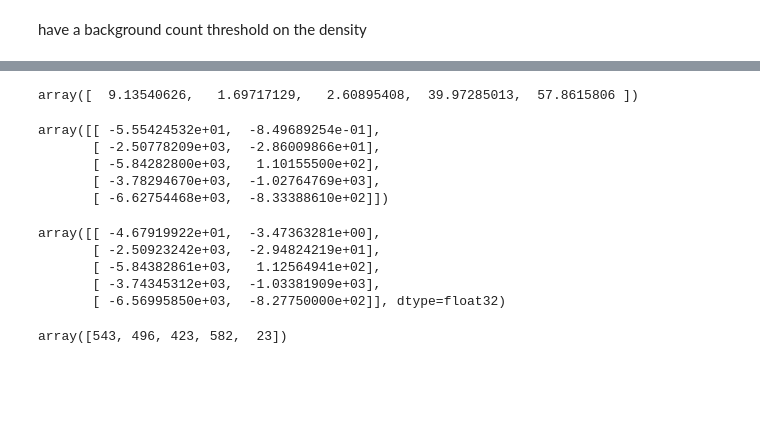
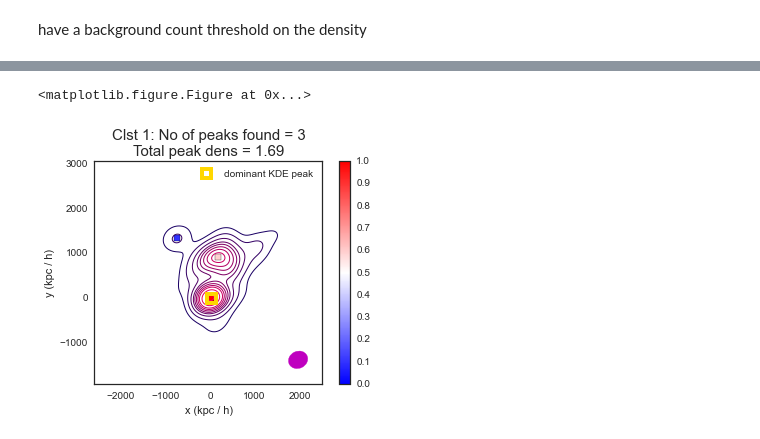
Before and after one commit to karenyyng/galaxy_DM_offset, a Jupyter notebook: code/prototypes/DM_particle_histograms.ipynb, the cells around one changed output, grey strips where cells are left out. Cells and saved outputs as stored; diff of their text form; code cells hidden in the pictures; blank space fills up the shorter version.

```diff
--- a/code/prototypes/DM_particle_histograms.ipynb
+++ b/code/prototypes/DM_particle_histograms.ipynb
@@ -154,27 +62,9 @@ dist, match = tree.query(galpeakCoords, p=2, k=1)
-# %%
-dist
-# %% [output]
-array([  9.13540626,   1.69717129,   2.60895408,  39.97285013,  57.8615806 ])
-# %%
-galpeakCoords
-# %% [output]
-array([[ -5.55424532e+01,  -8.49689254e-01],
-       [ -2.50778209e+03,  -2.86009866e+01],
-       [ -5.84282800e+03,   1.10155500e+02],
-       [ -3.78294670e+03,  -1.02764769e+03],
-       [ -6.62754468e+03,  -8.33388610e+02]])
-# %%
-DMpeakCoords[match]
-# %% [output]
-array([[ -4.67919922e+01,  -3.47363281e+00],
-       [ -2.50923242e+03,  -2.94824219e+01],
-       [ -5.84382861e+03,   1.12564941e+02],
-       [ -3.74345312e+03,  -1.03381909e+03],
-       [ -6.56995850e+03,  -8.27750000e+02]], dtype=float32)
-# %%
-match
-# %% [output]
-array([543, 496, 423, 582,  23])
+# %%
+plt.figure(figsize=(25, 25))
+plotg.plot_KDE_peaks(fhat_stars[clstNo], clstNo=clstNo)
+# %% [output]
+<matplotlib.figure.Figure at 0x...>
+[figure, added]
 # %%
 fhat["log_est"] = np.log(fhat["estimate"])
 # %%
```
Also changed, not shown: parts of 35 cells of this notebook, 3 other files.
